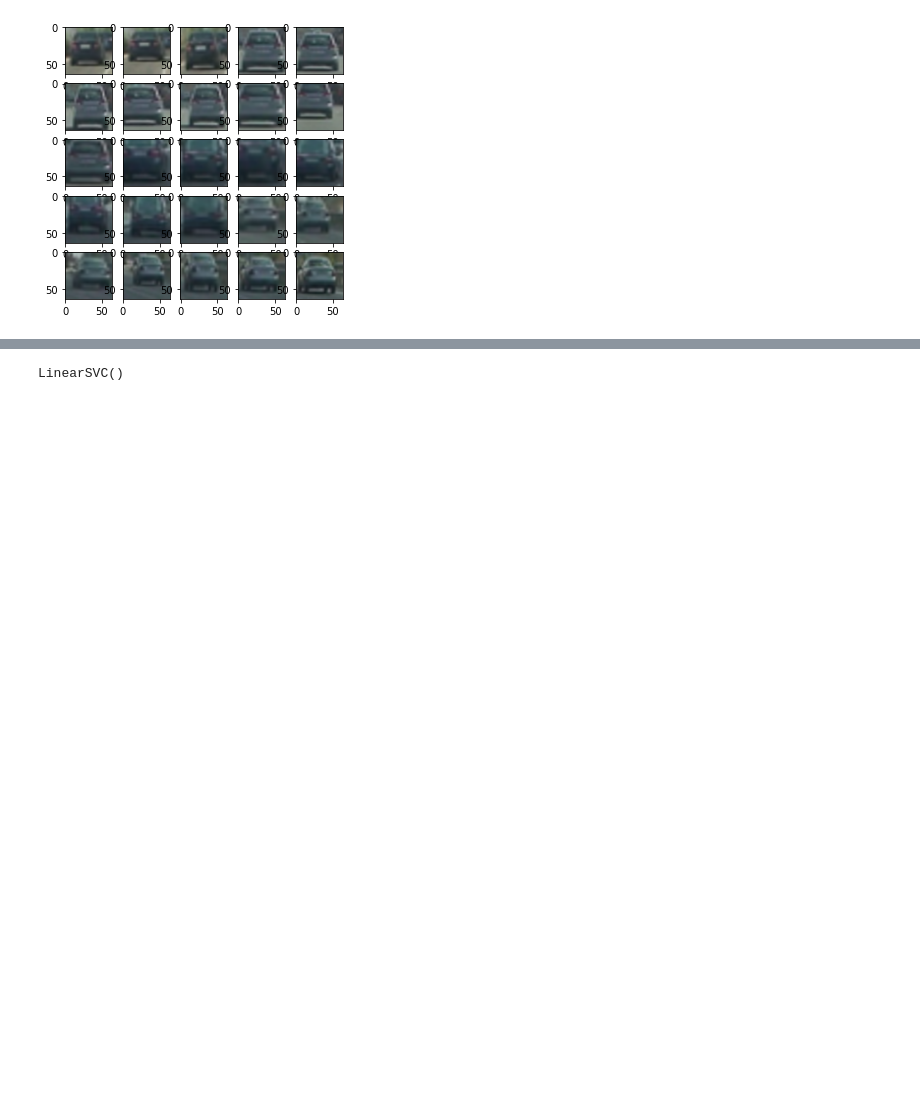
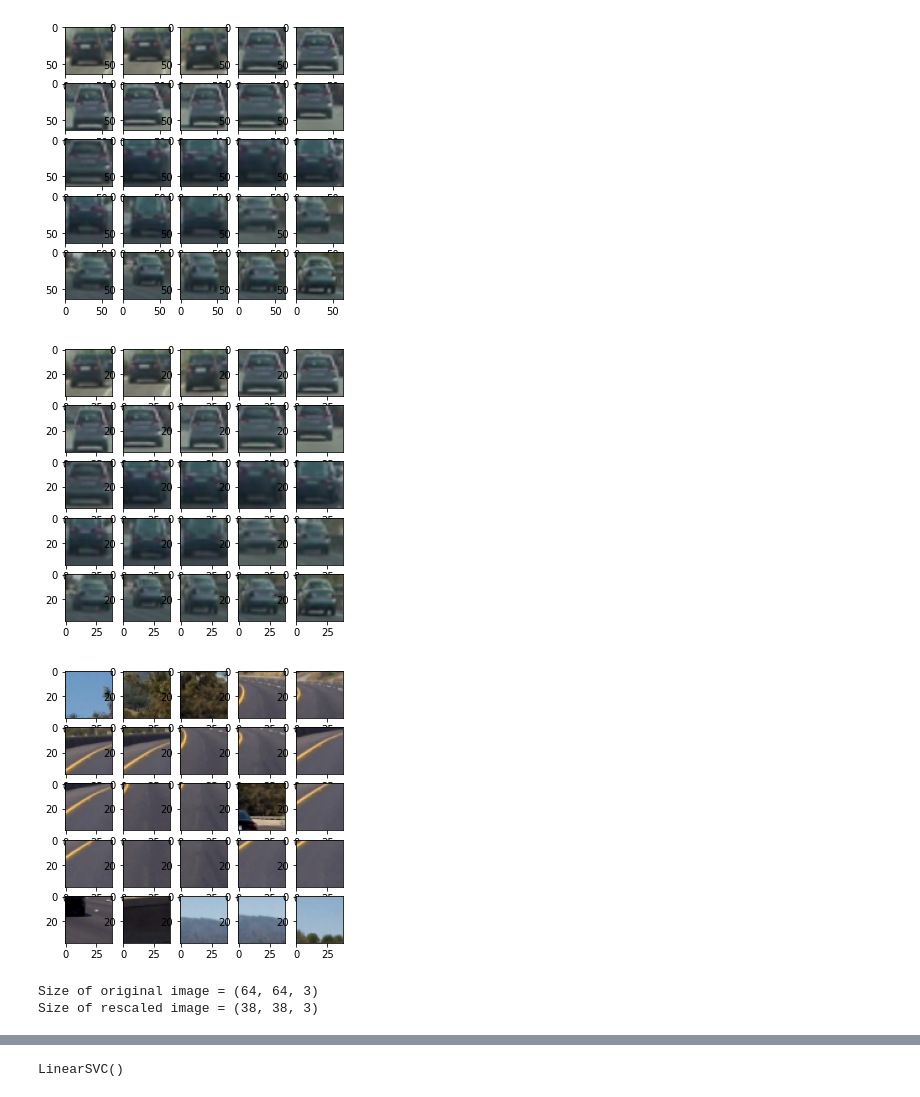
Before and after one commit to MohamedElhadidy0019/Vehicle_Detection, a Jupyter notebook: Car detection project.ipynb, the cells around one changed output, grey strips where cells are left out. Saved outputs shown, nothing was run; the diff lists cells and outputs as text; code cells hidden in the pictures; blank space fills up the shorter version.

```diff
--- a/Car detection project.ipynb
+++ b/Car detection project.ipynb
@@ -53,6 +54,9 @@ def apply_brightness_augmentation(images, brightness_value):
     return brighted_images
 # %%
 
-image_rescaled = rescale(vehicles[0], 0.6, anti_aliasing=False, multichannel=True)
-print(image_rescaled.shape)
-cf.show_images([vehicles[0], image_rescaled])
+def apply_rescaling_augmentation(images,rescale_value):
+    images_copy=images.copy()
+    rescaled_images=[]
+    for index in range(len(images)):
+        rescaled_images.append(rescale(images_copy[index],rescale_value, anti_aliasing=False, multichannel=True))
+    return rescaled_images
@@ -84,3 +85,19 @@ show_samples(vehicles, 5)
 [figure]
 [figure]
 [figure]
+# %%
+## apply the rescaling augmentation
+rescaling_value= 0.6
+rescaled_vehicles=apply_rescaling_augmentation(vehicles,rescaling_value)
+rescaled_non_vehicles=apply_rescaling_augmentation(non_vehicles,rescaling_value)
+show_samples(rescaled_vehicles,5)
+show_samples(rescaled_non_vehicles,5)
+# %% [output]
+[figure, added]
+[figure, added]
+# %%
+print("Size of original image = " + str(vehicles[1].shape))
+print("Size of rescaled image = " + str(rescaled_vehicles[1].shape))
+# %% [output]
+Size of original image = (64, 64, 3)
+Size of rescaled image = (38, 38, 3)
```
Also changed, not shown: parts of 10 cells of this notebook.
